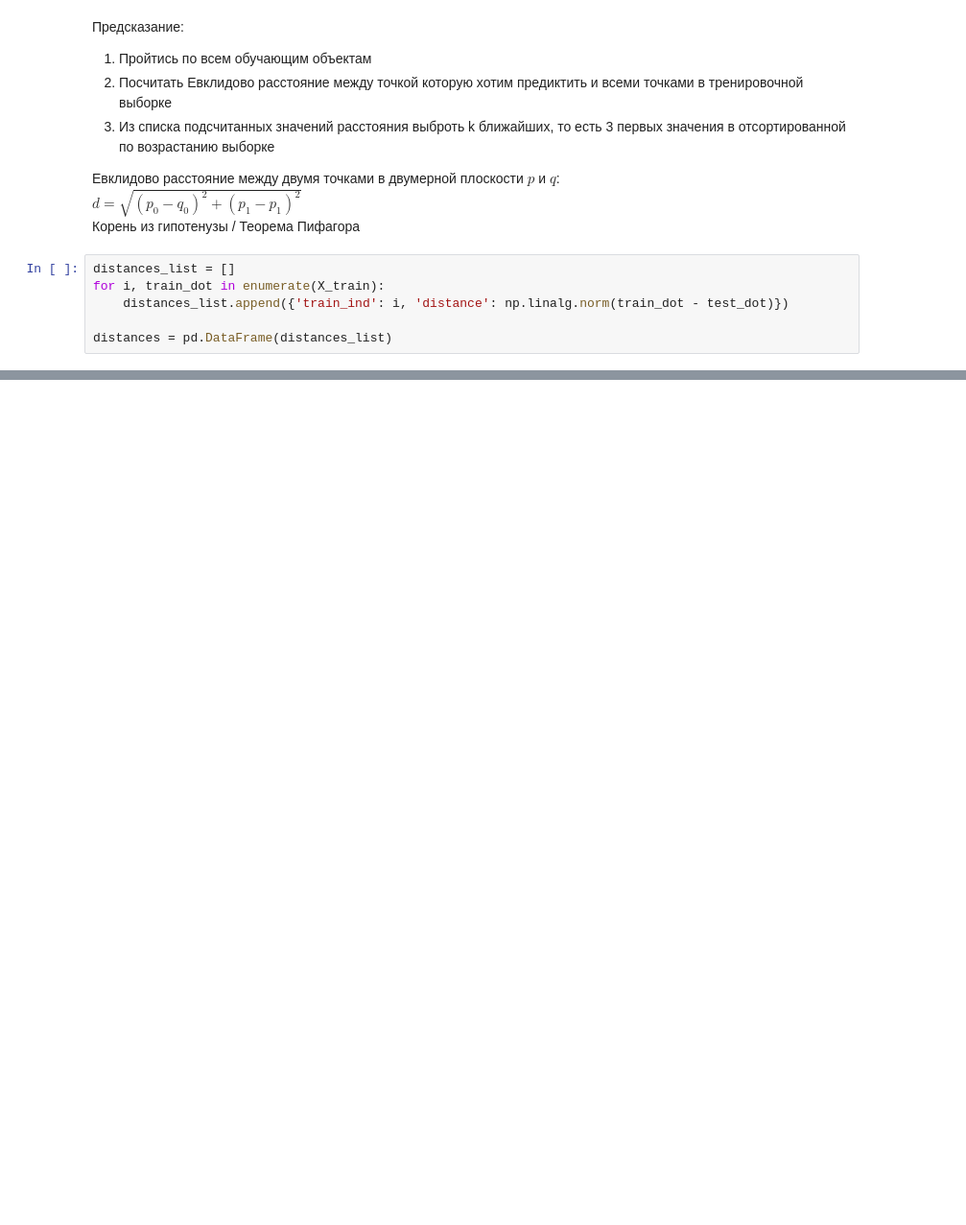
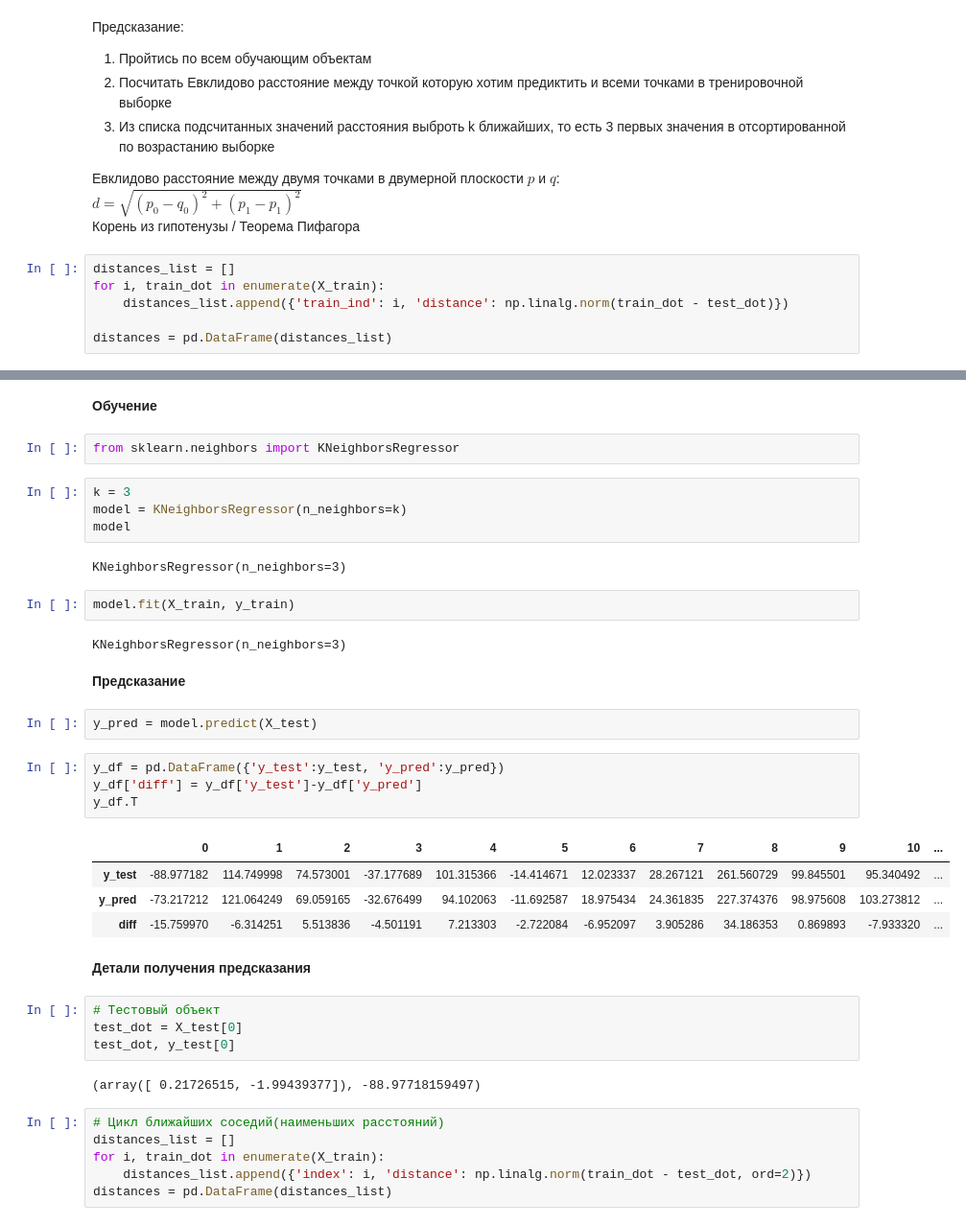
Before and after one commit to EngeloX/ds, a Jupyter notebook: Models/KNN/KNN.ipynb, the cells around one changed output, grey strips where cells are left out. Shown: that part at 96% size. Cells and saved outputs as stored; diff of their text form; blank space fills up the shorter version.

```diff
--- a/Models/KNN/KNN.ipynb
+++ b/Models/KNN/KNN.ipynb
@@ -155,0 +187,41 @@ plt.legend();
+# %% [markdown]
+**Обучение**
+# %%
+from sklearn.neighbors import KNeighborsRegressor
+# %%
+k = 3
+model = KNeighborsRegressor(n_neighbors=k)
+model
+# %% [output]
+KNeighborsRegressor(n_neighbors=3)
+# %%
+model.fit(X_train, y_train)
+# %% [output]
+KNeighborsRegressor(n_neighbors=3)
+# %% [markdown]
+**Предсказание**
+# %%
+y_pred = model.predict(X_test)
+# %%
+y_df = pd.DataFrame({'y_test':y_test, 'y_pred':y_pred})
+y_df['diff'] = y_df['y_test']-y_df['y_pred']
+y_df.T
+# %% [output]
+|  | 0 | 1 | 2 | 3 | 4 | 5 | 6 | 7 | 8 | 9 | 10 | ... |
+| y_test | -88.977182 | 114.749998 | 74.573001 | -37.177689 | 101.315366 | -14.414671 | 12.023337 | 28.267121 | 261.560729 | 99.845501 | 95.340492 | ... |
+| y_pred | -73.217212 | 121.064249 | 69.059165 | -32.676499 | 94.102063 | -11.692587 | 18.975434 | 24.361835 | 227.374376 | 98.975608 | 103.273812 | ... |
+| diff | -15.759970 | -6.314251 | 5.513836 | -4.501191 | 7.213303 | -2.722084 | -6.952097 | 3.905286 | 34.186353 | 0.869893 | -7.933320 | ... |
+# %% [markdown]
+**Детали получения предсказания**
+# %%
+# Тестовый объект
+test_dot = X_test[0]
+test_dot, y_test[0]
+# %% [output]
+(array([ 0.21726515, -1.99439377]), -88.97718159497)
+# %%
+# Цикл ближайших соседий(наименьших расстояний)
+distances_list = []
+for i, train_dot in enumerate(X_train):
+    distances_list.append({'index': i, 'distance': np.linalg.norm(train_dot - test_dot, ord=2)})
+distances = pd.DataFrame(distances_list)
```
Also changed, not shown: parts of 33 cells of this notebook, 1 other file.
